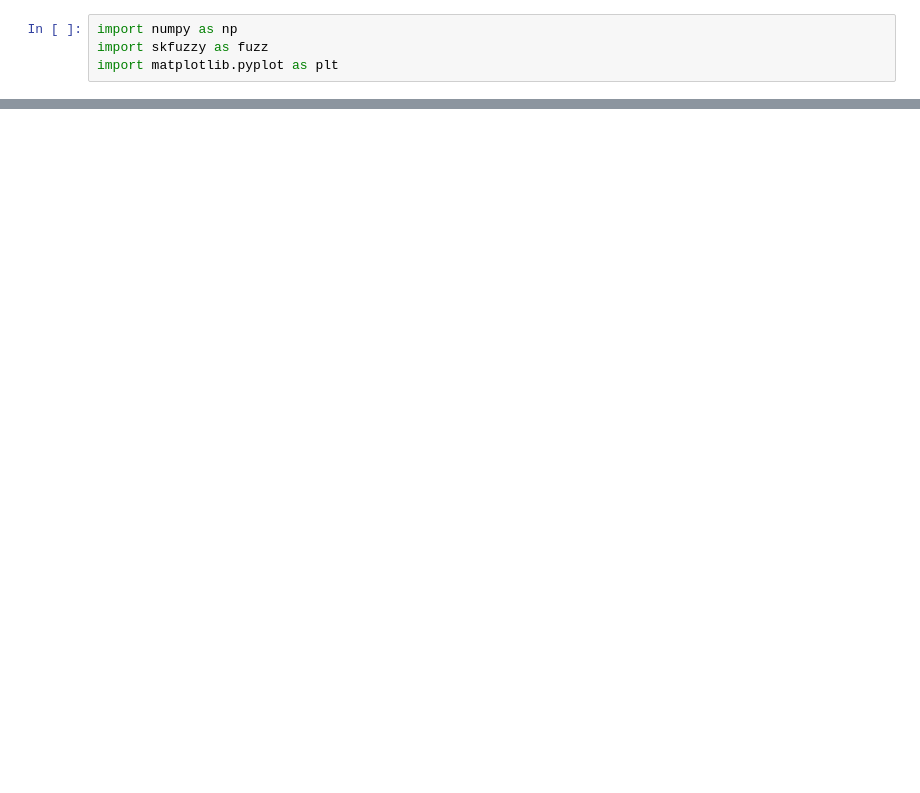
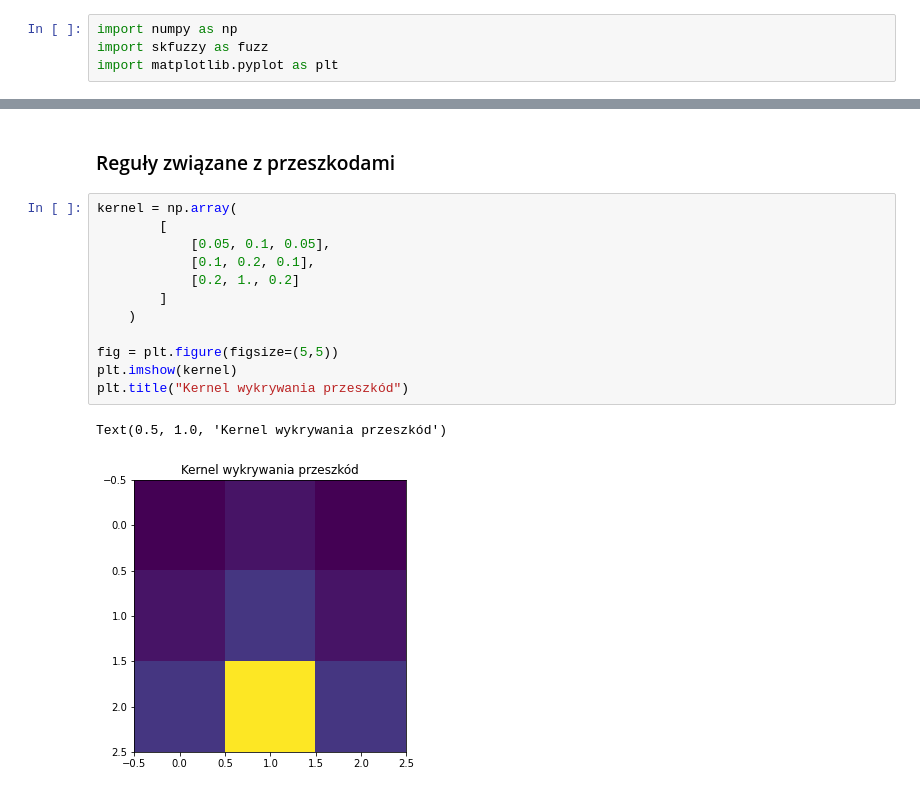
Before and after one commit to ProtossLuigi/snek, a Jupyter notebook: notebooks/plots.ipynb, the cells around one changed output, grey strips where cells are left out. Cells and saved outputs as stored; diff of their text form; blank space fills up the shorter version.

```diff
--- a/notebooks/plots.ipynb
+++ b/notebooks/plots.ipynb
@@ -46,3 +85,20 @@ Text(0.5, 1.0, 'Distance')
+# %% [markdown]
+### Reguły związane z przeszkodami
+# %%
+kernel = np.array(
+        [
+            [0.05, 0.1, 0.05],
+            [0.1, 0.2, 0.1],
+            [0.2, 1., 0.2]
+        ]
+    )
+
+fig = plt.figure(figsize=(5,5))
+plt.imshow(kernel)
+plt.title("Kernel wykrywania przeszkód")
+# %% [output]
+Text(0.5, 1.0, 'Kernel wykrywania przeszkód')
+[figure, added]
 # %%
 value_range = np.arange(0, 2.01, 0.01)
 membership_func = fuzz.sigmf(value_range, 1, 8)
```
Also changed, not shown: parts of 13 cells of this notebook.
